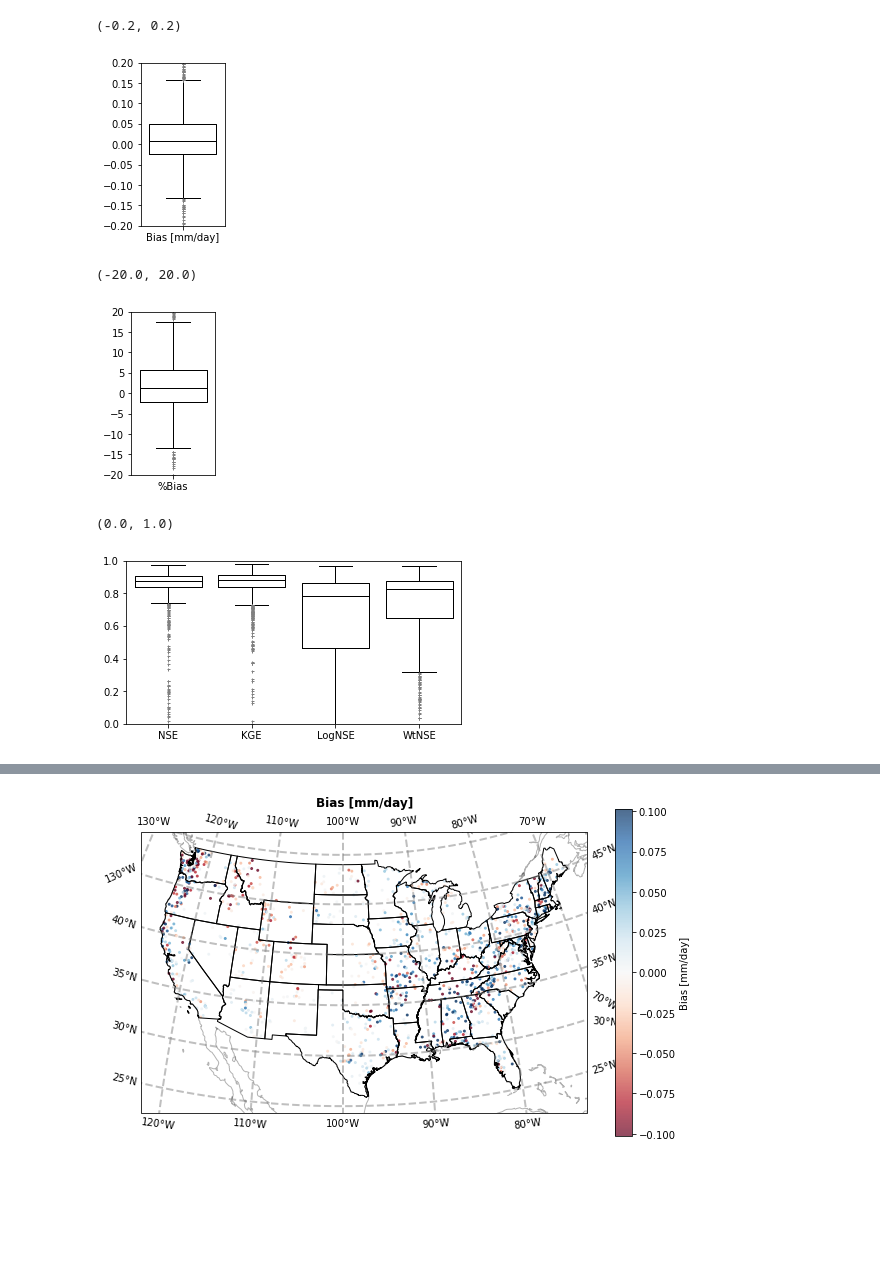
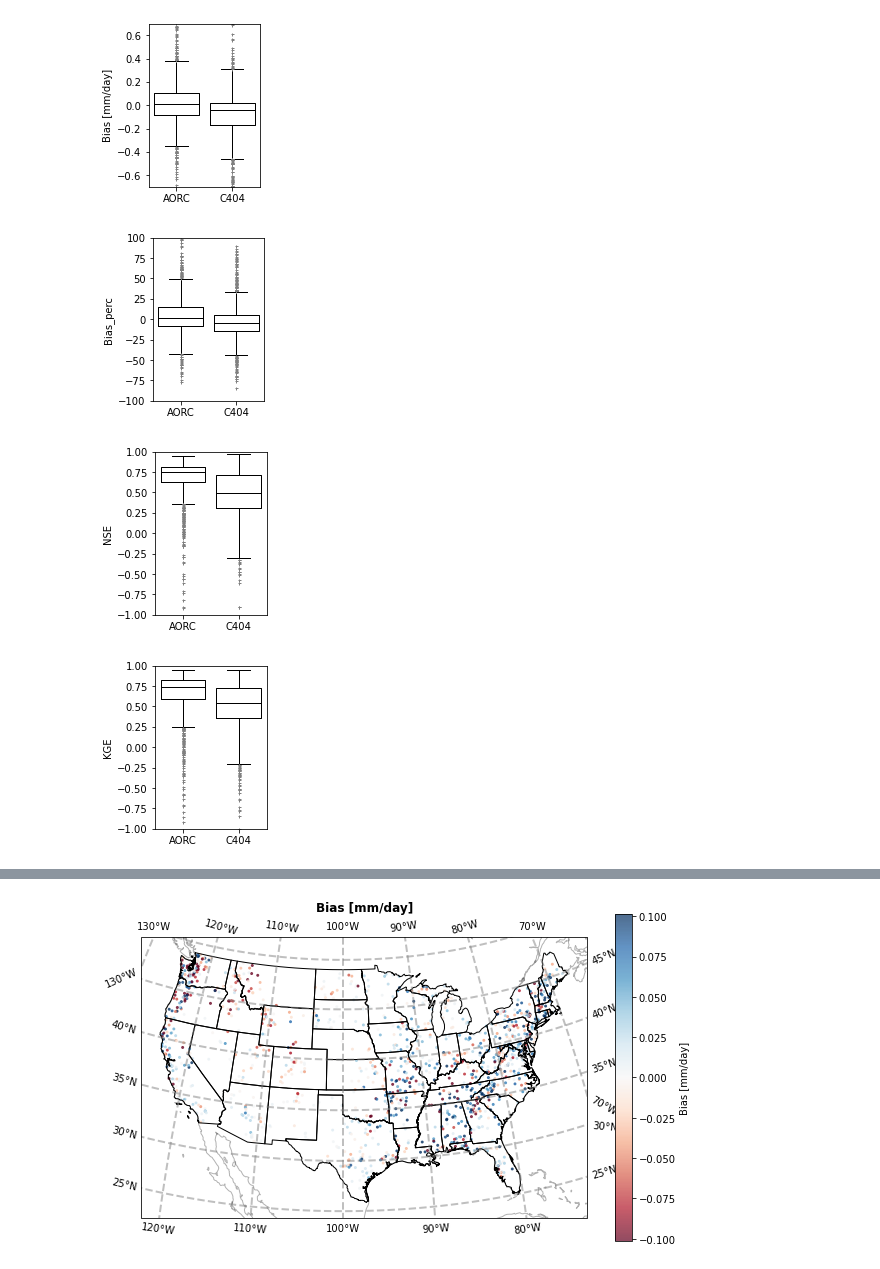
Before and after one commit to amazroo/ealstm_regional_modeling, a Jupyter notebook: notebooks/Evaluate_EALSTM.ipynb, the cells around one changed output, grey strips where cells are left out. Saved outputs shown, nothing was run; the diff lists cells and outputs as text; code cells hidden in the pictures; blank space fills up the shorter version.

```diff
--- a/notebooks/Evaluate_EALSTM.ipynb
+++ b/notebooks/Evaluate_EALSTM.ipynb
@@ -117,27 +142 @@ display(Metrics)
 1291 rows × 23 columns
-# %%
-flierprops = dict(marker='+', markerfacecolor=None, markersize=3,
-                  linestyle='none', markeredgecolor='grey')
-
-plt.figure(figsize=(1.5,3))
-plt.boxplot(Metrics['Bias [mm/day]'], widths=.8, flierprops=flierprops, labels=['Bias [mm/day]'], medianprops=dict(color='k'))
-plt.ylim((-.20,.20))
-# %% [output]
-(-0.2, 0.2)
-[figure, removed]
-# %%
-plt.figure(figsize=(1.5,3))
-plt.boxplot(Metrics['Bias_perc'], labels=['%Bias'], widths=.8, medianprops=dict(color='k'), flierprops=flierprops)
-plt.ylim((-20,20))
-# %% [output]
-(-20.0, 20.0)
-[figure, removed]
-# %%
-
-
-plt.figure(figsize=(6,3))
-Metrics.boxplot(column=['NSE', 'KGE', 'LogNSE', 'WtNSE'], widths=.8, grid=False, color='k', flierprops=flierprops) #showfliers=Fals
-plt.ylim((0,1))
-# %% [output]
-(0.0, 1.0)
-[figure, removed]
@@ -143,0 +202,10 @@ plt.ylim((0,1))
+# %%
+boxplot_metric('Bias [mm/day]', yrange=(-.7,.7))
+boxplot_metric('Bias_perc', yrange=(-100,100))
+boxplot_metric('NSE', yrange=(-1,1))
+boxplot_metric('KGE', yrange=(-1,1))
+# %% [output]
+[figure, added]
+[figure, added]
+[figure, added]
+[figure, added]
```
Also changed, not shown: parts of 12 cells of this notebook, 1 other file.
